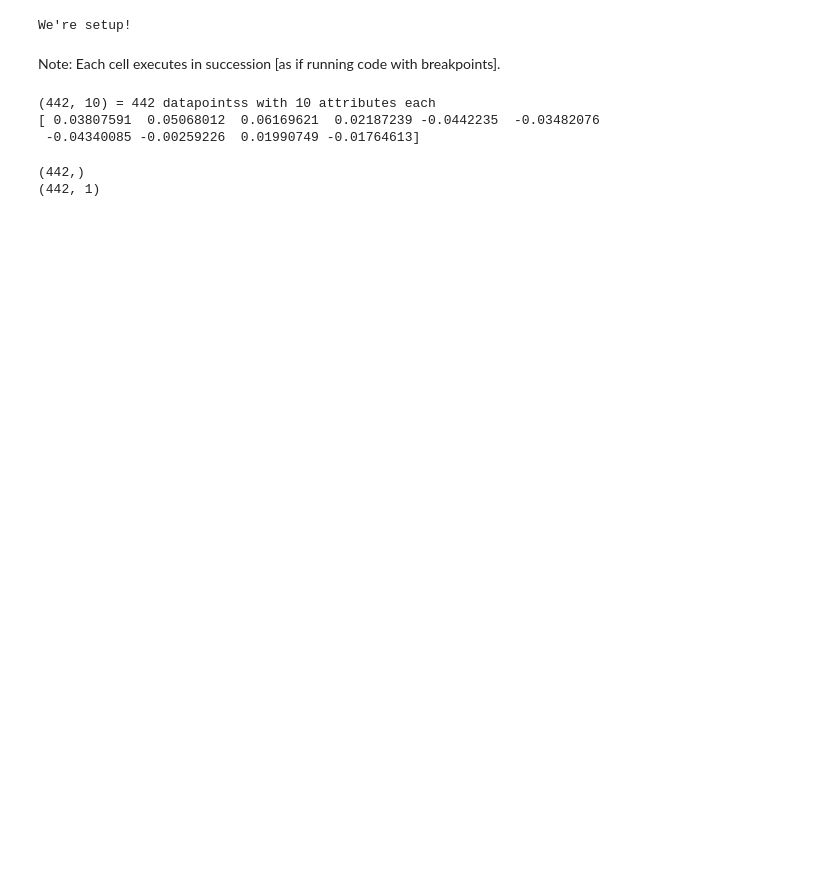
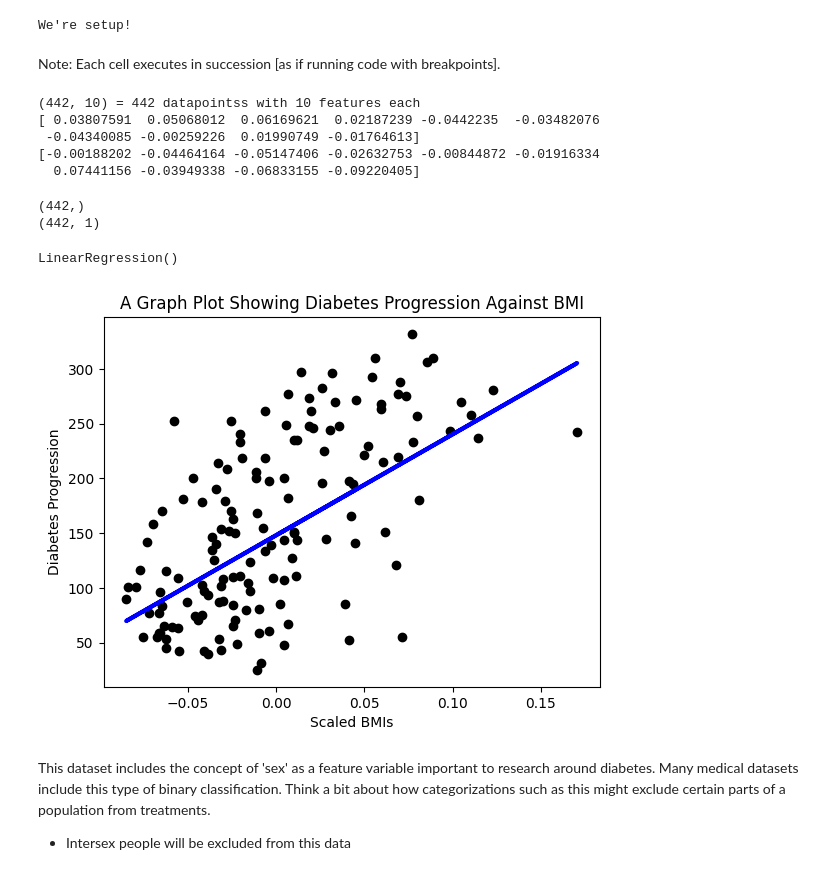
Before and after one commit to ParadisdAbbadon/ML-For-Beginners, a Jupyter notebook: 2-Regression/1-Tools/notebook.ipynb, the cells around one changed output. Saved outputs shown, nothing was run; the diff lists cells and outputs as text; code cells hidden in the pictures; blank space fills up the shorter version.

```diff
--- a/2-Regression/1-Tools/notebook.ipynb
+++ b/2-Regression/1-Tools/notebook.ipynb
@@ -12,12 +12,15 @@ from sklearn import datasets, linear_model, model_selection
 #Load the diabetes dataset
 X, y = datasets.load_diabetes(return_X_y=True)
 
-print(str(X.shape) + " = 442 datapointss with 10 attributes each")
+print(str(X.shape) + " = 442 datapointss with 10 features each")
 print(X[0])
+print(X[1])
 # %% [output]
-(442, 10) = 442 datapointss with 10 attributes each
+(442, 10) = 442 datapointss with 10 features each
 [ 0.03807591  0.05068012  0.06169621  0.02187239 -0.0442235  -0.03482076
  -0.04340085 -0.00259226  0.01990749 -0.01764613]
+[-0.00188202 -0.04464164 -0.05147406 -0.02632753 -0.00844872 -0.01916334
+  0.07441156 -0.03949338 -0.06833155 -0.09220405]
 # %%
 # Extract the column at index 2
 X = X[:, 2]
@@ -29,3 +32,34 @@ print(X.shape)
 # %% [output]
 (442,)
 (442, 1)
+# %%
+# Split the data into training and testing sets
+X_train, X_test, y_train, y_test = model_selection.train_test_split(X, y, test_size=0.33)
+# %%
+# Create a linear regression model and train it
+model = linear_model.LinearRegression()
+model.fit(X_train, y_train)
+# %% [output]
+LinearRegression()
+# %%
+y_pred = model.predict(X_test)
+# %%
+# Visualize the results
+plt.scatter(X_test, y_test, color='black')
+
+# Plot the predictions
+plt.plot(X_test, y_pred, color='blue', linewidth=3)
+
+# Add labels and title
+plt.xlabel('Scaled BMIs')
+plt.ylabel('Diabetes Progression')
+plt.title('A Graph Plot Showing Diabetes Progression Against BMI')
+
+# Draw the plot
+plt.show()
+# %% [output]
+[figure, added]
+# %% [markdown]
+This dataset includes the concept of 'sex' as a feature variable important to research around diabetes. Many medical datasets include this type of binary classification. Think a bit about how categorizations such as this might exclude certain parts of a population from treatments.
+
+- Intersex people will be excluded from this data
```
